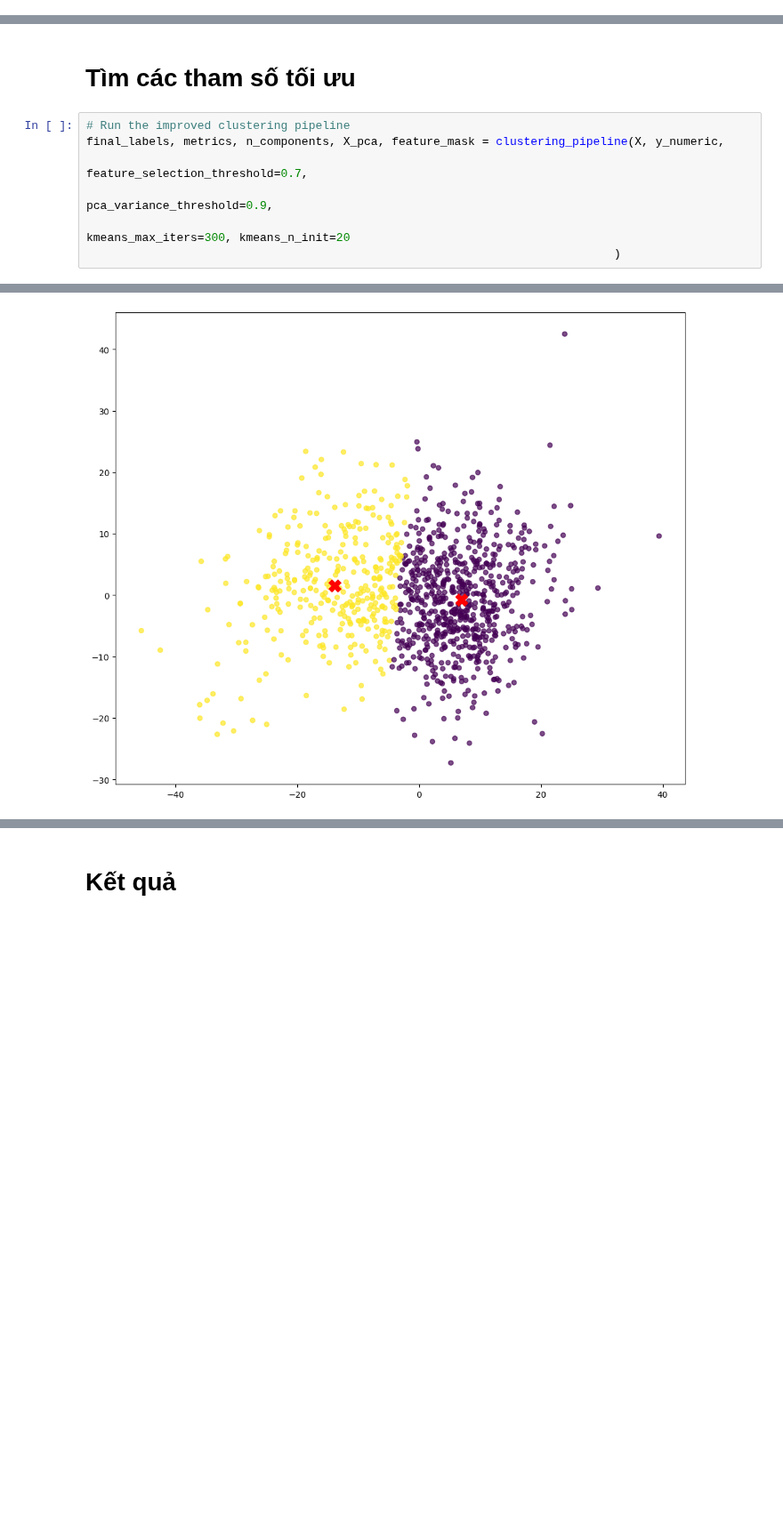
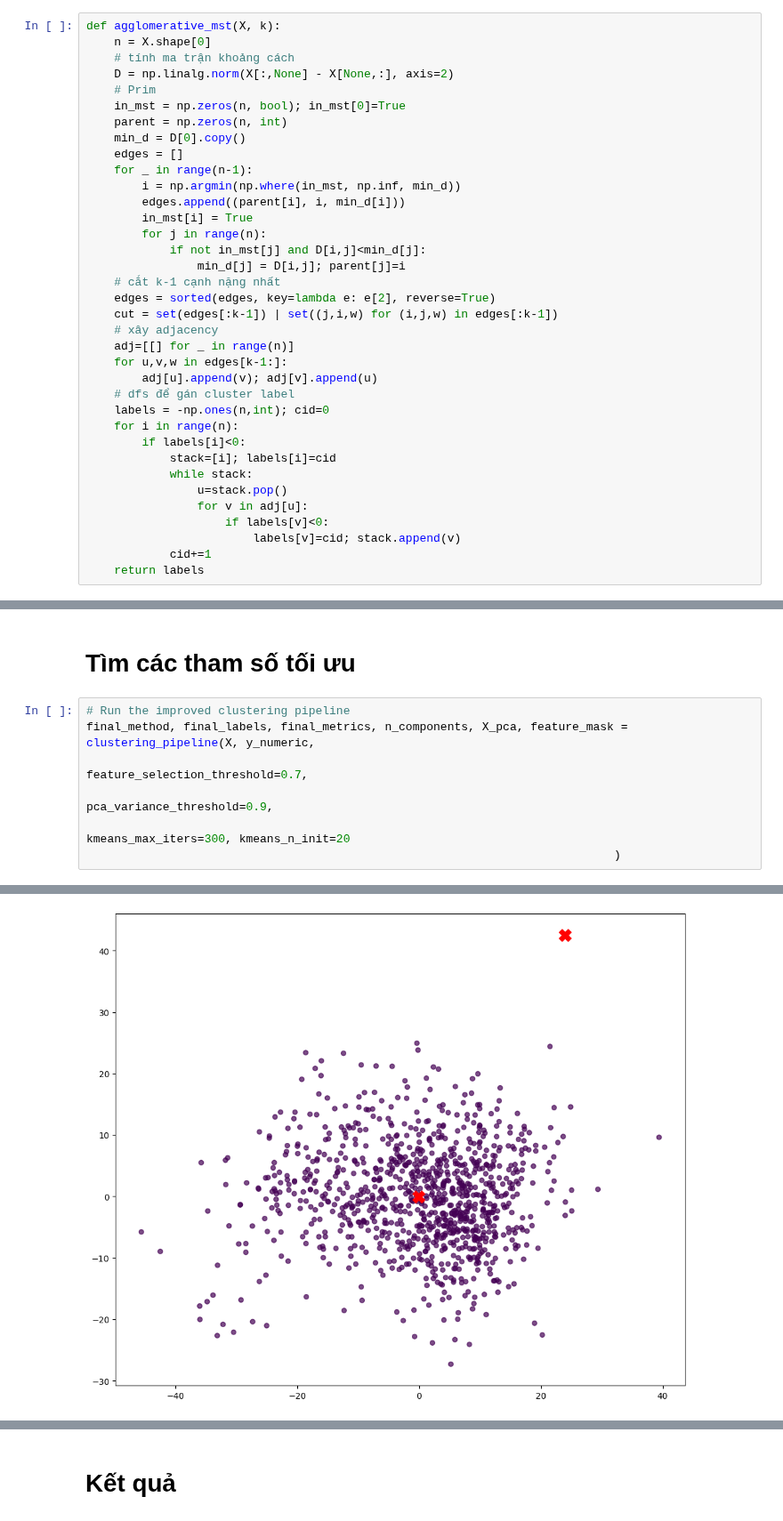
Before and after one commit to khoaoe/HCMUS-MathAI-Lab2-PCAAndClustering, a Jupyter notebook: Clustering/clustering.ipynb, the cells around one changed output, grey strips where cells are left out. Shown at 89% size. Saved outputs shown, nothing was run; the diff lists cells and outputs as text; blank space fills up the shorter version.

Commit message:
feat(clustering): Add agglomerative
it's shitty

```diff
--- a/Clustering/clustering.ipynb
+++ b/Clustering/clustering.ipynb
@@ -247,3 +249,39 @@ def kmeans(X, k=2, max_iters=100, tol=1e-6, n_init=10, init_method='kmeans++', r
+# %%
+def agglomerative_mst(X, k):
+    n = X.shape[0]
+    # tính ma trận khoảng cách
+    D = np.linalg.norm(X[:,None] - X[None,:], axis=2)
+    # Prim
+    in_mst = np.zeros(n, bool); in_mst[0]=True
+    parent = np.zeros(n, int)
+    min_d = D[0].copy()
+    edges = []
+    for _ in range(n-1):
+        i = np.argmin(np.where(in_mst, np.inf, min_d))
+        edges.append((parent[i], i, min_d[i]))
+        in_mst[i] = True
+        for j in range(n):
+            if not in_mst[j] and D[i,j]<min_d[j]:
+                min_d[j] = D[i,j]; parent[j]=i
+    # cắt k-1 cạnh nặng nhất
+    edges = sorted(edges, key=lambda e: e[2], reverse=True)
+    cut = set(edges[:k-1]) | set((j,i,w) for (i,j,w) in edges[:k-1])
+    # xây adjacency
+    adj=[[] for _ in range(n)]
+    for u,v,w in edges[k-1:]:
+        adj[u].append(v); adj[v].append(u)
+    # dfs để gán cluster label
+    labels = -np.ones(n,int); cid=0
+    for i in range(n):
+        if labels[i]<0:
+            stack=[i]; labels[i]=cid
+            while stack:
+                u=stack.pop()
+                for v in adj[u]:
+                    if labels[v]<0:
+                        labels[v]=cid; stack.append(v)
+            cid+=1
+    return labels
 # %% [markdown]
 # preprocess
 # %%
@@ -629,7 +650,7 @@ y_numeric = np.where(y == 'Cancer', 1, 0)
 # Tìm các tham số tối ưu
 # %%
 # Run the improved clustering pipeline
-final_labels, metrics, n_components, X_pca, feature_mask = clustering_pipeline(X, y_numeric,
+final_method, final_labels, final_metrics, n_components, X_pca, feature_mask = clustering_pipeline(X, y_numeric,
                                                                                 feature_selection_threshold=0.7,
                                                                                 pca_variance_threshold=0.9,
                                                                                 kmeans_max_iters=300, kmeans_n_init=20
@@ -653,3 +675,3 @@ Step 4: Applying K-means...
 
 Step 5: Visualizing results...
-[figure, old version]
+[figure, new version]
```
Also changed, not shown: parts of 6 cells of this notebook.
